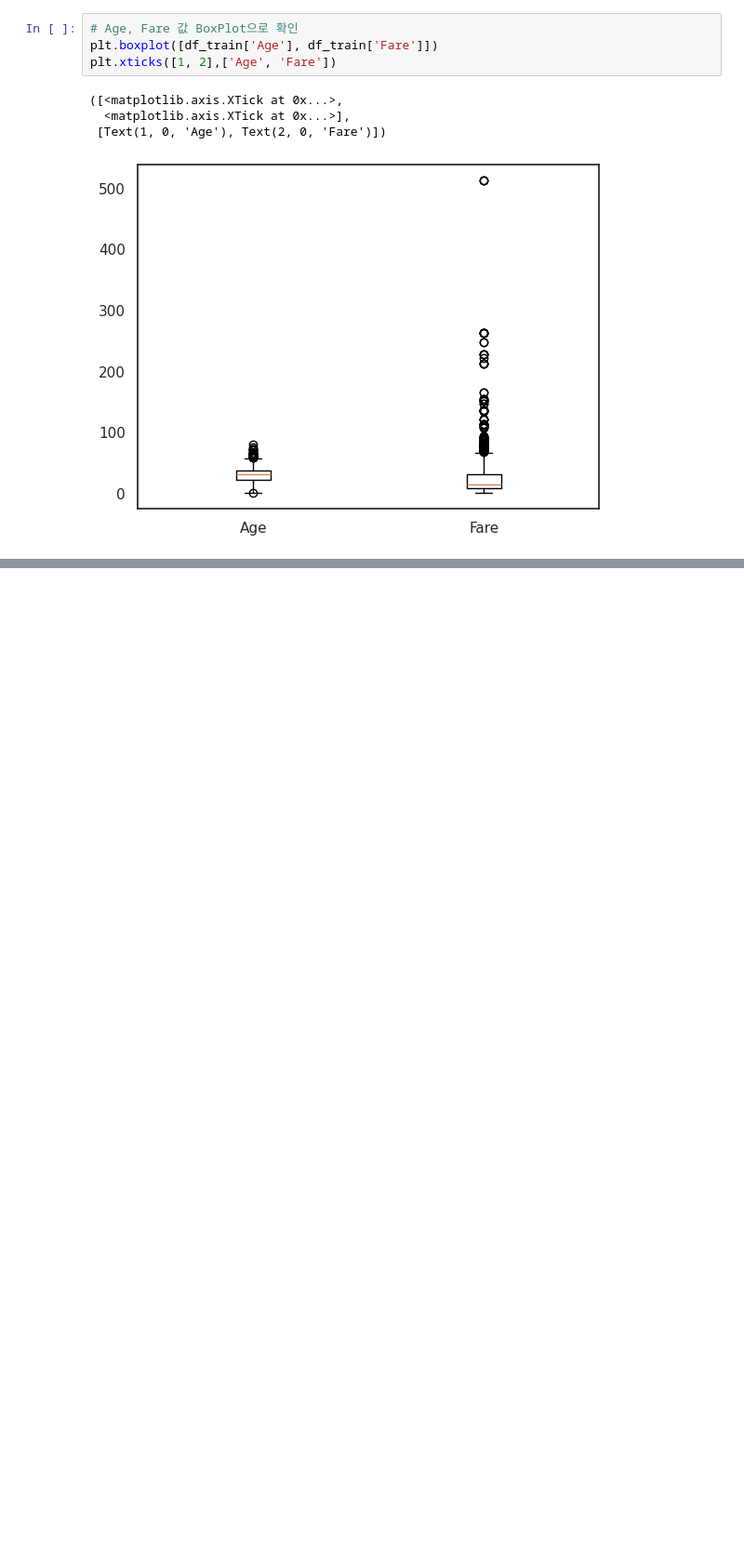
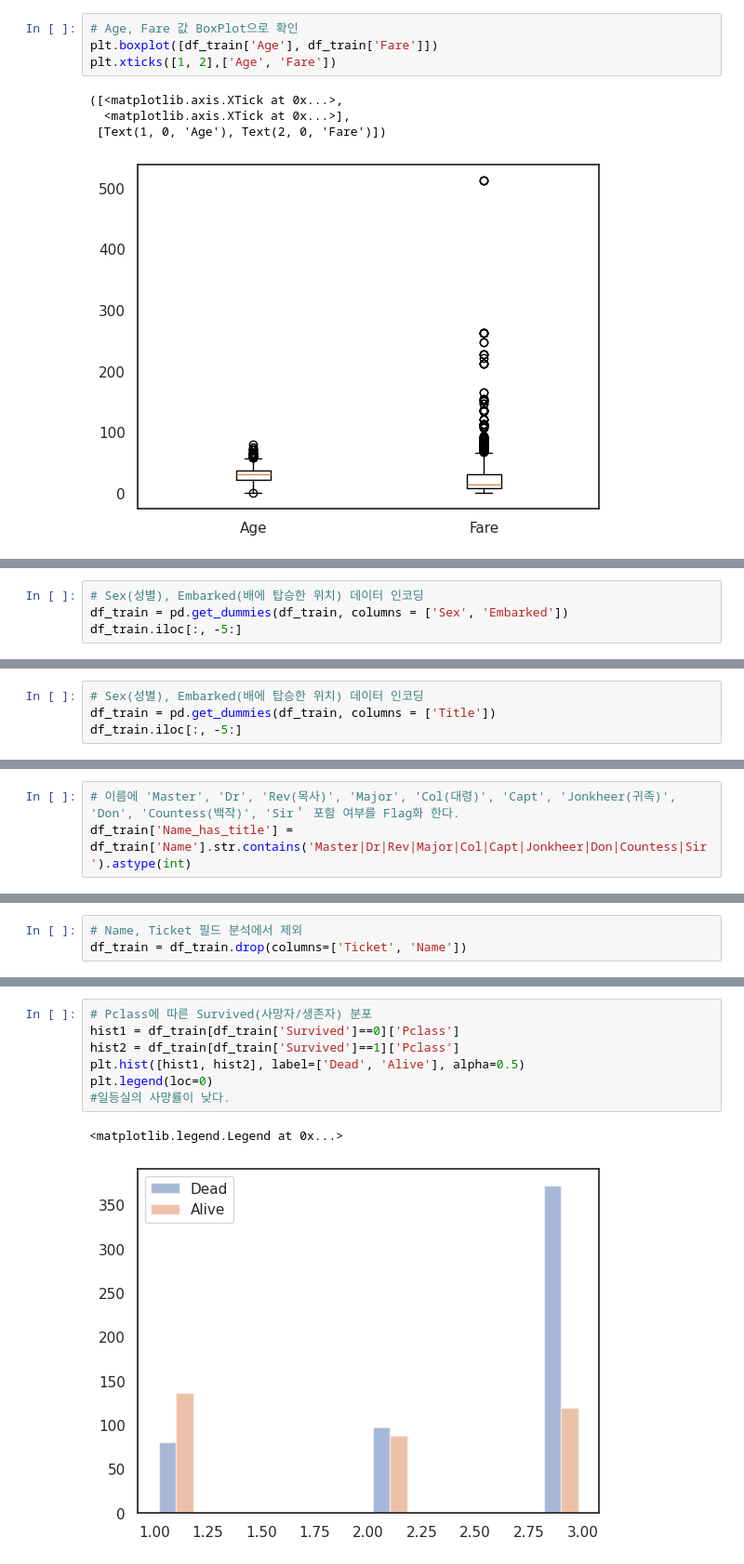
Before and after one commit to adcgunwoo/Titantic, a Jupyter notebook: titanic.ipynb, the cells around one changed output, grey strips where cells are left out. Shown at 93% size. Saved outputs shown, nothing was run; the diff lists cells and outputs as text; blank space fills up the shorter version.

```diff
--- a/titanic.ipynb
+++ b/titanic.ipynb
@@ -839,0 +896,4 @@ df_train.sort_values(by=['Fare'], ascending=False).head(5)
+# %%
+# Sex(성별), Embarked(배에 탑승한 위치) 데이터 인코딩
+df_train = pd.get_dummies(df_train, columns = ['Sex', 'Embarked'])
+df_train.iloc[:, -5:]
@@ -839,0 +993,4 @@ df_train.sort_values(by=['Fare'], ascending=False).head(5)
+# %%
+# Sex(성별), Embarked(배에 탑승한 위치) 데이터 인코딩
+df_train = pd.get_dummies(df_train, columns = ['Title'])
+df_train.iloc[:, -5:]
@@ -839,0 +1052,3 @@ df_train.sort_values(by=['Fare'], ascending=False).head(5)
+# %%
+# 이름에 'Master', 'Dr', 'Rev(목사)', 'Major', 'Col(대령)', 'Capt', 'Jonkheer(귀족)', 'Don', 'Countess(백작)', 'Sir＇ 포함 여부를 Flag화 한다.
+df_train['Name_has_title'] = df_train['Name'].str.contains('Master|Dr|Rev|Major|Col|Capt|Jonkheer|Don|Countess|Sir').astype(int)
@@ -839,0 +1063,3 @@ df_train.sort_values(by=['Fare'], ascending=False).head(5)
+# %%
+# Name, Ticket 필드 분석에서 제외
+df_train = df_train.drop(columns=['Ticket', 'Name'])
@@ -839,0 +1074,10 @@ df_train.sort_values(by=['Fare'], ascending=False).head(5)
+# %%
+# Pclass에 따른 Survived(사망자/생존자) 분포
+hist1 = df_train[df_train['Survived']==0]['Pclass']
+hist2 = df_train[df_train['Survived']==1]['Pclass']
+plt.hist([hist1, hist2], label=['Dead', 'Alive'], alpha=0.5)
+plt.legend(loc=0)
+#일등실의 사망률이 낮다.
+# %% [output]
+<matplotlib.legend.Legend at 0x...>
+[figure, added]
```
Also changed, not shown: parts of 51 cells of this notebook.
